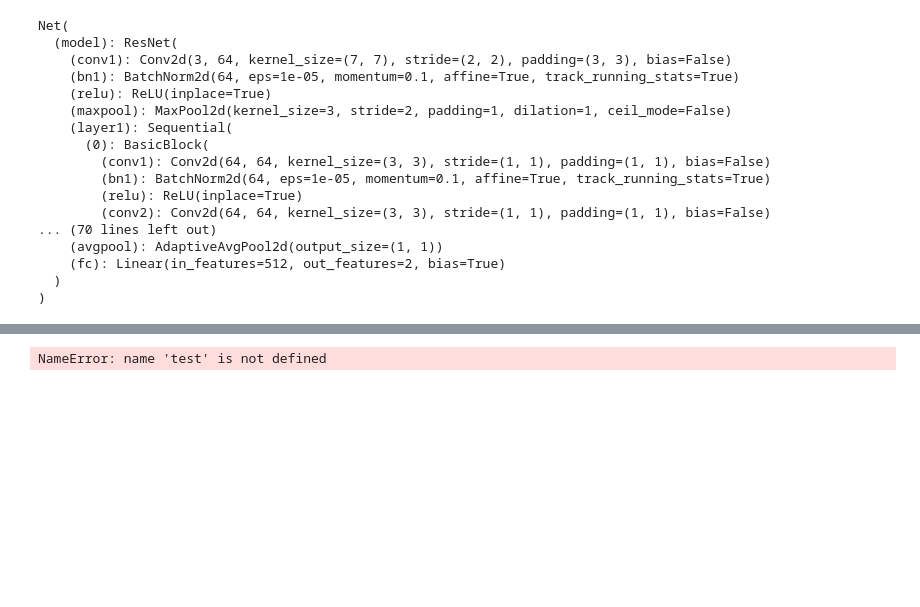
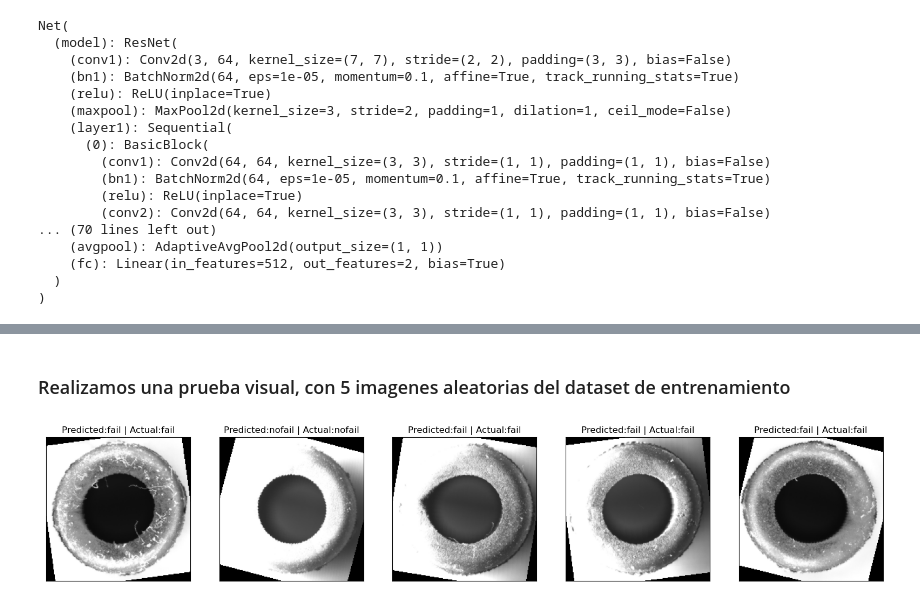
Before and after one commit to Jaalgue/Binary-Classifier-CNN, a Jupyter notebook: CNN.ipynb, the cells around one changed output, grey strips where cells are left out. Cells and saved outputs as stored; diff of their text form; code cells hidden in the pictures; blank space fills up the shorter version.

```diff
--- a/CNN.ipynb
+++ b/CNN.ipynb
@@ -308,7 +309,26 @@ Wall time: 3min 15s
-# %%
-losst, acct = [], []
-a = 10
-for a in range(1, a + 1):
-    test(losst, acct)
-# %% [output]
-NameError: name 'test' is not defined
+# %% [markdown]
+### Realizamos una prueba visual, con 5 imagenes aleatorias del dataset de entrenamiento
+# %%
+N=5
+random_indices = np.random.randint(0, len(test_dataset)-1, N)
+random_samples = [test_dataset[i] for i in random_indices]
+
+fig, axs = plt.subplots(ncols=5, nrows=1, figsize=(20,20))
+
+for i in range(N):
+    sample = random_samples[i]
+    image, label = sample
+    category = idx_to_labels[label]
+
+    input_image = image.unsqueeze(0)
+    model=model.cpu()
+    model_output = model(input_image)
+    prediction = torch.argmax(torch.softmax(model_output, -1)).item()
+    predicted_category = idx_to_labels[prediction]
+
+    axs[i].imshow(image.permute(1, 2, 0))
+    axs[i].set(xticks=[], yticks=[], xticklabels=[], yticklabels=[])
+    axs[i].set_title(f'Predicted:{predicted_category} | Actual:{category}')
+plt.show()
+# %% [output]
+[figure, added]
```
Also changed, not shown: parts of 6 cells of this notebook.
